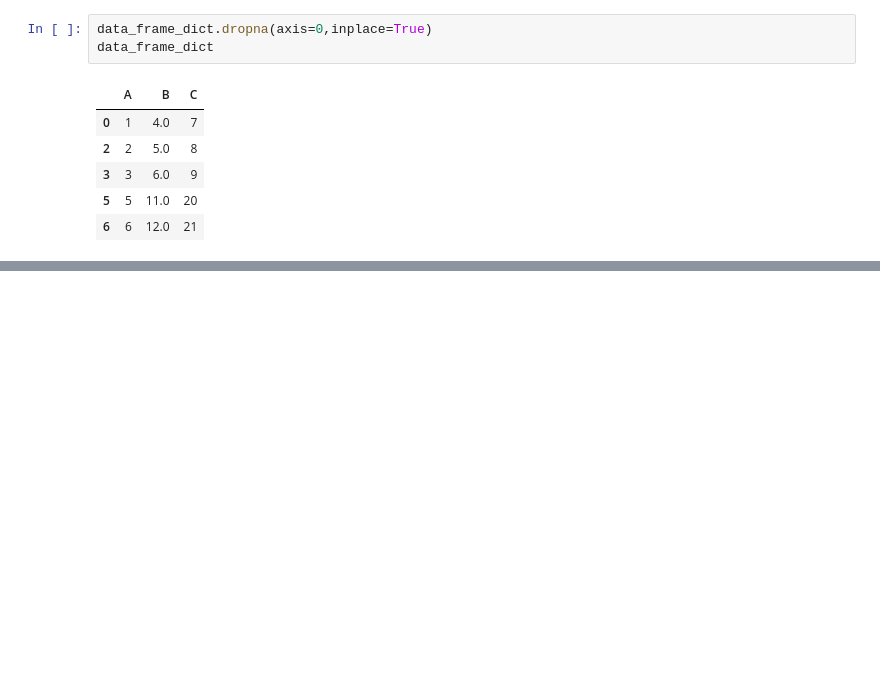
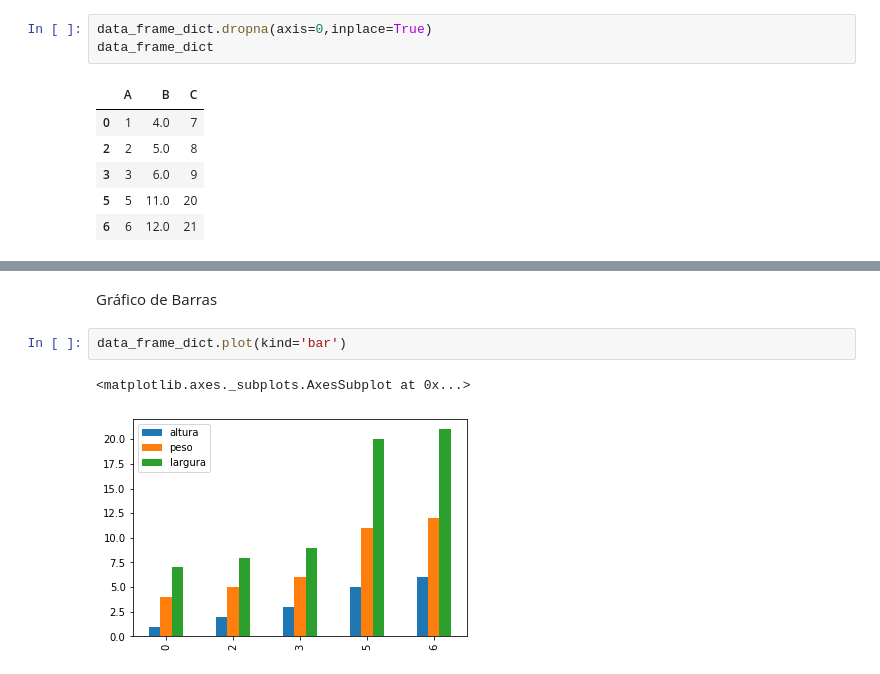
Before and after one commit to SamuelSSan28/Back_to_the_Past, a Jupyter notebook: Pandas.ipynb, the cells around one changed output, grey strips where cells are left out. Drawn from its saved outputs; the diff is of its cells as text; blank space fills up the shorter version.

```diff
--- a/Pandas.ipynb
+++ b/Pandas.ipynb
@@ -108,0 +239,7 @@ data_frame_dict.rename(columns={'A': 'Altura(m)', 'B':'Peso(Toneladas)', 'C':'La
+# %% [markdown]
+Gráfico de Barras
+# %%
+data_frame_dict.plot(kind='bar')
+# %% [output]
+<matplotlib.axes._subplots.AxesSubplot at 0x...>
+[figure, added]
```
Also changed, not shown: parts of 33 cells of this notebook.
